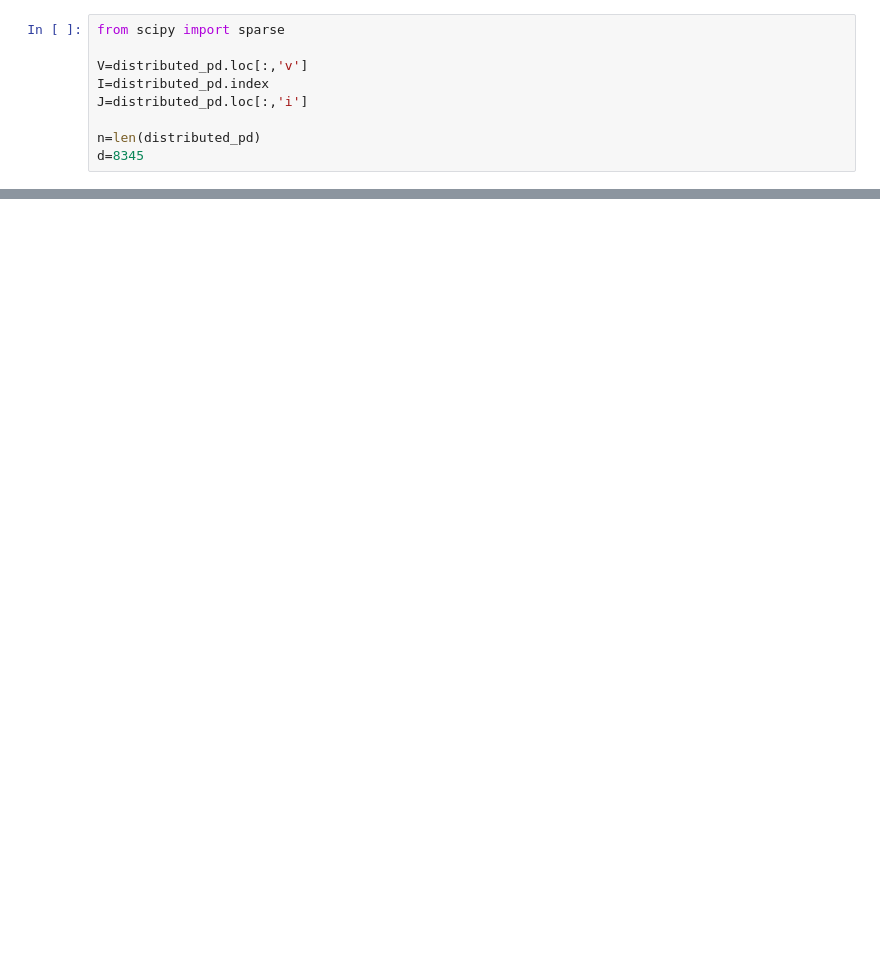
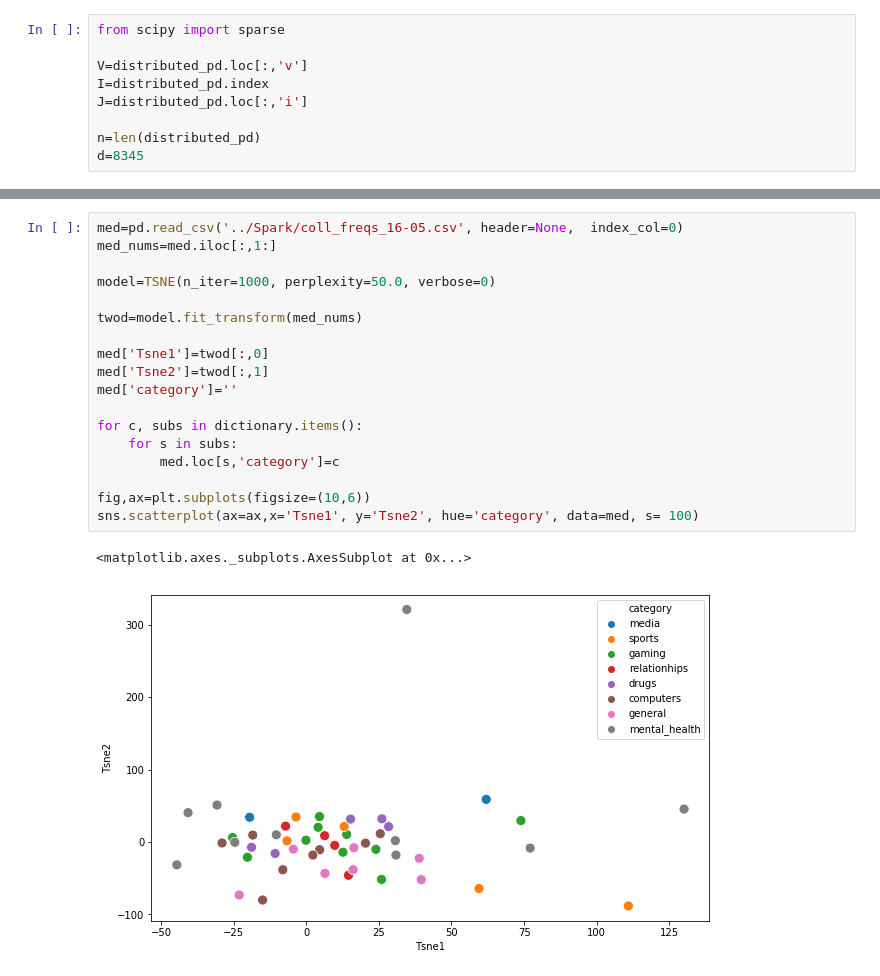
Before and after one commit to KChalk/RedditBasics, a Jupyter notebook: TsneProject/Tsne Project.ipynb, the cells around one changed output, grey strips where cells are left out. Drawn from its saved outputs; the diff is of its cells as text; blank space fills up the shorter version.

```diff
--- a/TsneProject/Tsne Project.ipynb
+++ b/TsneProject/Tsne Project.ipynb
@@ -110,0 +172,21 @@ plt.scatter(twod.T[0],twod.T[1])
+# %%
+med=pd.read_csv('../Spark/coll_freqs_16-05.csv', header=None,  index_col=0)
+med_nums=med.iloc[:,1:]
+
+model=TSNE(n_iter=1000, perplexity=50.0, verbose=0)
+
+twod=model.fit_transform(med_nums)
+
+med['Tsne1']=twod[:,0]
+med['Tsne2']=twod[:,1]
+med['category']=''
+
+for c, subs in dictionary.items():
+    for s in subs:
+        med.loc[s,'category']=c
+
+fig,ax=plt.subplots(figsize=(10,6))
+sns.scatterplot(ax=ax,x='Tsne1', y='Tsne2', hue='category', data=med, s= 100)
+# %% [output]
+<matplotlib.axes._subplots.AxesSubplot at 0x...>
+[figure, added]
```
Also changed, not shown: parts of 21 cells of this notebook, 1 other file.
